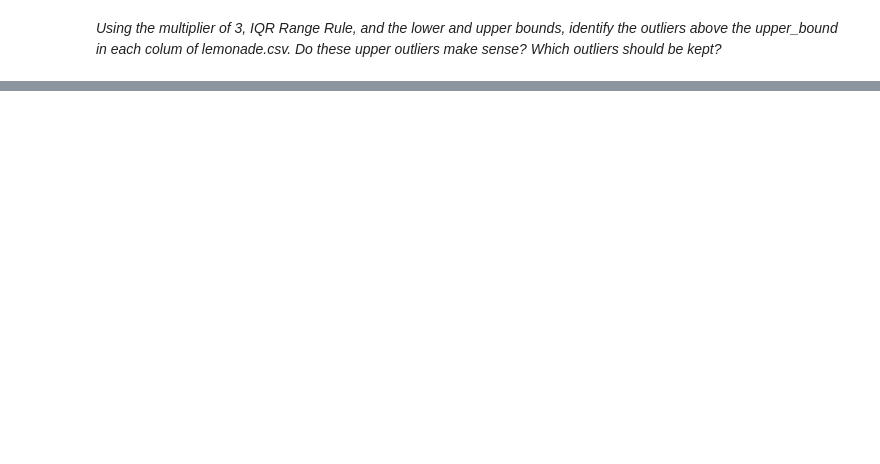
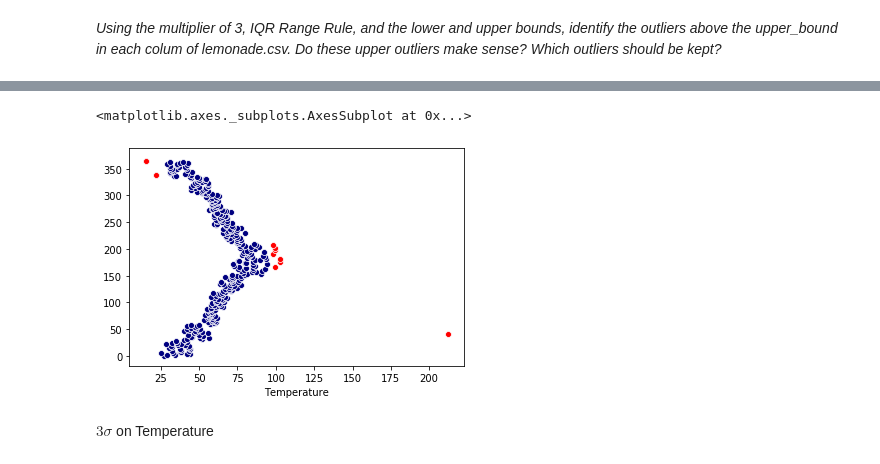
Before and after one commit to crisgiovanoni/ds-methodologies-exercises, a Jupyter notebook: anomaly_detection/continuous_probabilistic_methods.ipynb, the cells around one changed output, grey strips where cells are left out. Saved outputs shown, nothing was run; the diff lists cells and outputs as text; code cells hidden in the pictures; blank space fills up the shorter version.

```diff
--- a/anomaly_detection/continuous_probabilistic_methods.ipynb
+++ b/anomaly_detection/continuous_probabilistic_methods.ipynb
@@ -102,0 +187,4 @@ _Using the multiplier of 3, IQR Range Rule, and the lower and upper bounds, iden
+# %%
+temperature = pd.DataFrame(lemonade["Temperature"])
+temperature["mean"] = temperature["Temperature"].mean()
+temperature["centered"] = temperature["Temperature"] - temperature["mean"]
@@ -102,0 +193,12 @@ _Using the multiplier of 3, IQR Range Rule, and the lower and upper bounds, iden
+# %%
+temp2sig = temperature.centered.std()*2
+temp2sig_inlier = temperature[(temperature.centered <= temp2sig) | (temperature.centered <= temp2sig*-1)]
+temp2sig_outlier = temperature[~(temperature.centered <= temp2sig) | (temperature.centered <= temp2sig*-1)]
+# %%
+sns.scatterplot(x=temp2sig_inlier["Temperature"], y= temp2sig_inlier.index, color="navy")
+sns.scatterplot(x=temp2sig_outlier["Temperature"], y= temp2sig_outlier.index, color="red")
+# %% [output]
+<matplotlib.axes._subplots.AxesSubplot at 0x...>
+[figure, added]
+# %% [markdown]
+$3\sigma$ on Temperature
```
Also changed, not shown: parts of 33 cells of this notebook.
